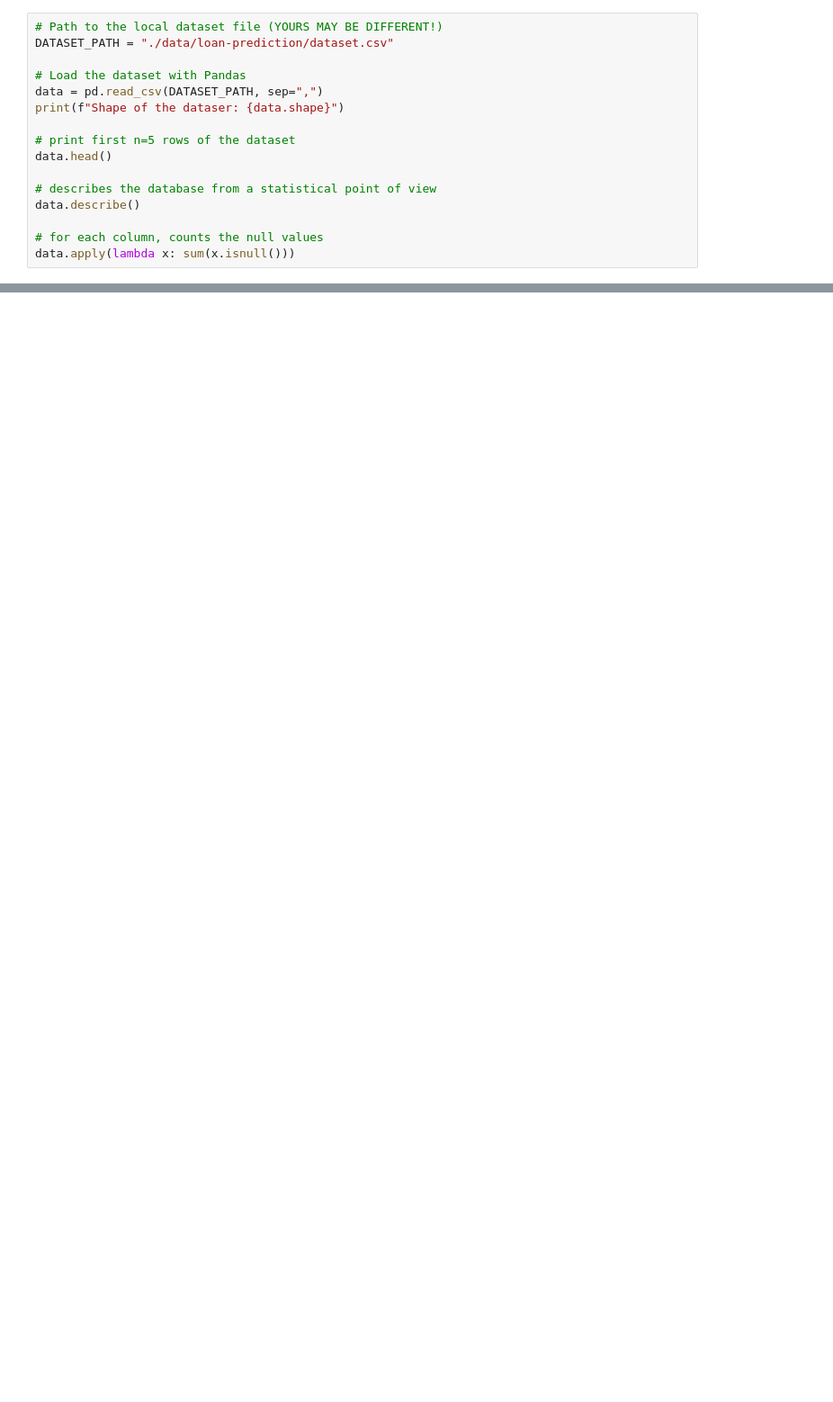
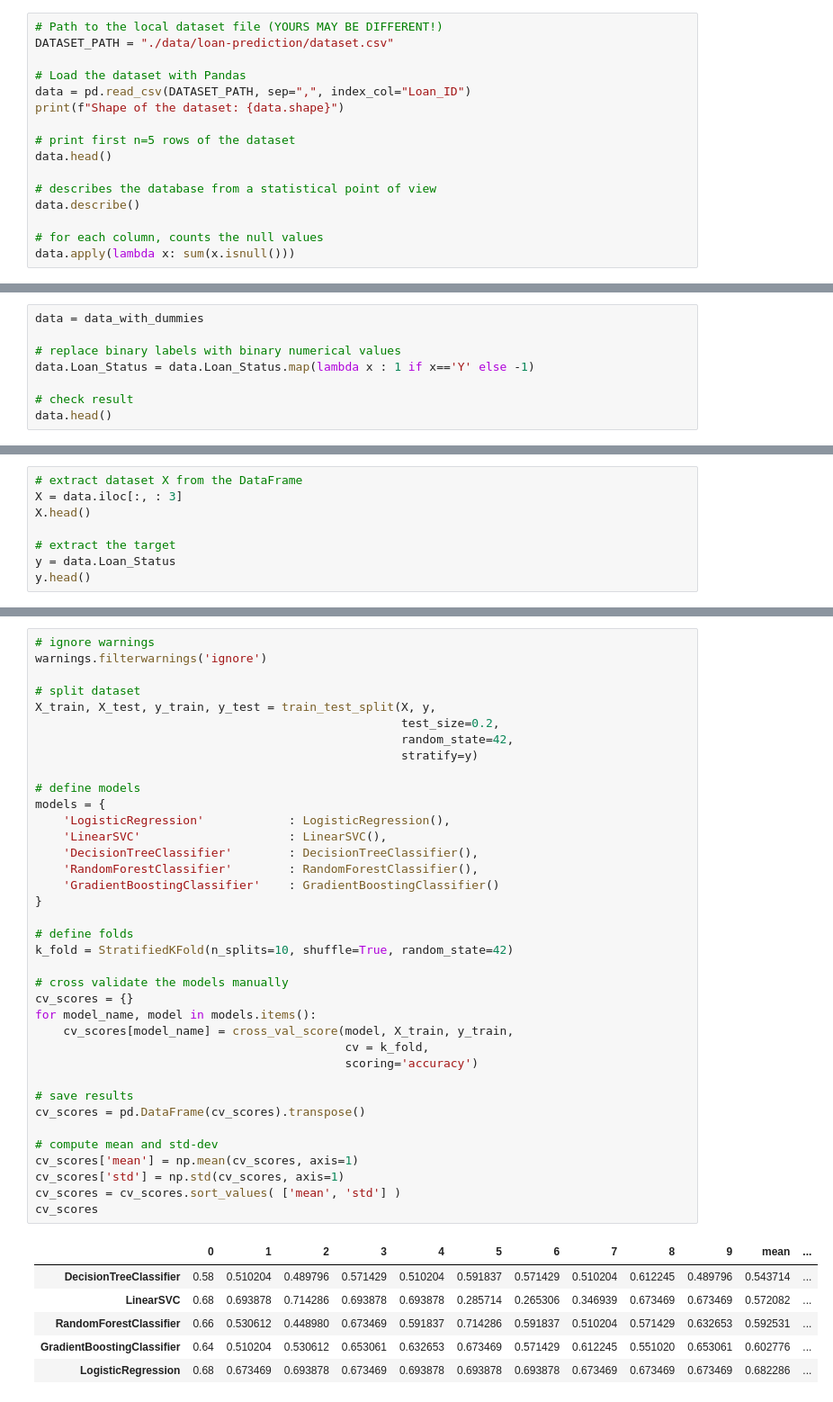
Before and after one commit to imAlessas/machine-learning, a Jupyter notebook: exercises/scikit-learn/classification/classification-problem.ipynb, the cells around one changed output, grey strips where cells are left out. Shown at 90% size. Cells and saved outputs as stored; diff of their text form; blank space fills up the shorter version.

```diff
--- a/exercises/scikit-learn/classification/classification-problem.ipynb
+++ b/exercises/scikit-learn/classification/classification-problem.ipynb
@@ -24,8 +29,8 @@ import scipy.stats as stats
 DATASET_PATH = "./data/loan-prediction/dataset.csv"
 
 # Load the dataset with Pandas
-data = pd.read_csv(DATASET_PATH, sep=",")
-print(f"Shape of the dataser: {data.shape}")
+data = pd.read_csv(DATASET_PATH, sep=",", index_col="Loan_ID")
+print(f"Shape of the dataset: {data.shape}")
 
 # print first n=5 rows of the dataset
 data.head()
@@ -53,0 +120,8 @@ dtype: int64
+# %%
+data = data_with_dummies
+
+# replace binary labels with binary numerical values
+data.Loan_Status = data.Loan_Status.map(lambda x : 1 if x=='Y' else -1)
+
+# check result
+data.head()
@@ -53,0 +173,8 @@ dtype: int64
+# %%
+# extract dataset X from the DataFrame
+X = data.iloc[:, : 3]
+X.head()
+
+# extract the target
+y = data.Loan_Status
+y.head()
@@ -53,0 +400,44 @@ dtype: int64
+# %%
+# ignore warnings
+warnings.filterwarnings('ignore')
+
+# split dataset
+X_train, X_test, y_train, y_test = train_test_split(X, y,
+                                                    test_size=0.2,
+                                                    random_state=42,
+                                                    stratify=y)
+
+# define models
+models = {
+    'LogisticRegression'            : LogisticRegression(),
+    'LinearSVC'                     : LinearSVC(),
+    'DecisionTreeClassifier'        : DecisionTreeClassifier(),
+    'RandomForestClassifier'        : RandomForestClassifier(),
+    'GradientBoostingClassifier'    : GradientBoostingClassifier()
+}
+
+# define folds
+k_fold = StratifiedKFold(n_splits=10, shuffle=True, random_state=42)
+
+# cross validate the models manually
+cv_scores = {}
+for model_name, model in models.items():
+    cv_scores[model_name] = cross_val_score(model, X_train, y_train,
+                                            cv = k_fold,
+                                            scoring='accuracy')
+
+# save results
+cv_scores = pd.DataFrame(cv_scores).transpose()
+
+# compute mean and std-dev
+cv_scores['mean'] = np.mean(cv_scores, axis=1)
+cv_scores['std'] = np.std(cv_scores, axis=1)
+cv_scores = cv_scores.sort_values( ['mean', 'std'] )
+cv_scores
+# %% [output]
+|  | 0 | 1 | 2 | 3 | 4 | 5 | 6 | 7 | 8 | 9 | mean | ... |
+| DecisionTreeClassifier | 0.58 | 0.510204 | 0.489796 | 0.571429 | 0.510204 | 0.591837 | 0.571429 | 0.510204 | 0.612245 | 0.489796 | 0.543714 | ... |
+| LinearSVC | 0.68 | 0.693878 | 0.714286 | 0.693878 | 0.693878 | 0.285714 | 0.265306 | 0.346939 | 0.673469 | 0.673469 | 0.572082 | ... |
+| RandomForestClassifier | 0.66 | 0.530612 | 0.448980 | 0.673469 | 0.591837 | 0.714286 | 0.591837 | 0.510204 | 0.571429 | 0.632653 | 0.592531 | ... |
+| GradientBoostingClassifier | 0.64 | 0.510204 | 0.530612 | 0.653061 | 0.632653 | 0.673469 | 0.571429 | 0.612245 | 0.551020 | 0.653061 | 0.602776 | ... |
+| LogisticRegression | 0.68 | 0.673469 | 0.693878 | 0.673469 | 0.693878 | 0.693878 | 0.693878 | 0.673469 | 0.673469 | 0.673469 | 0.682286 | ... |
```
Also changed, not shown: parts of 36 cells of this notebook.
